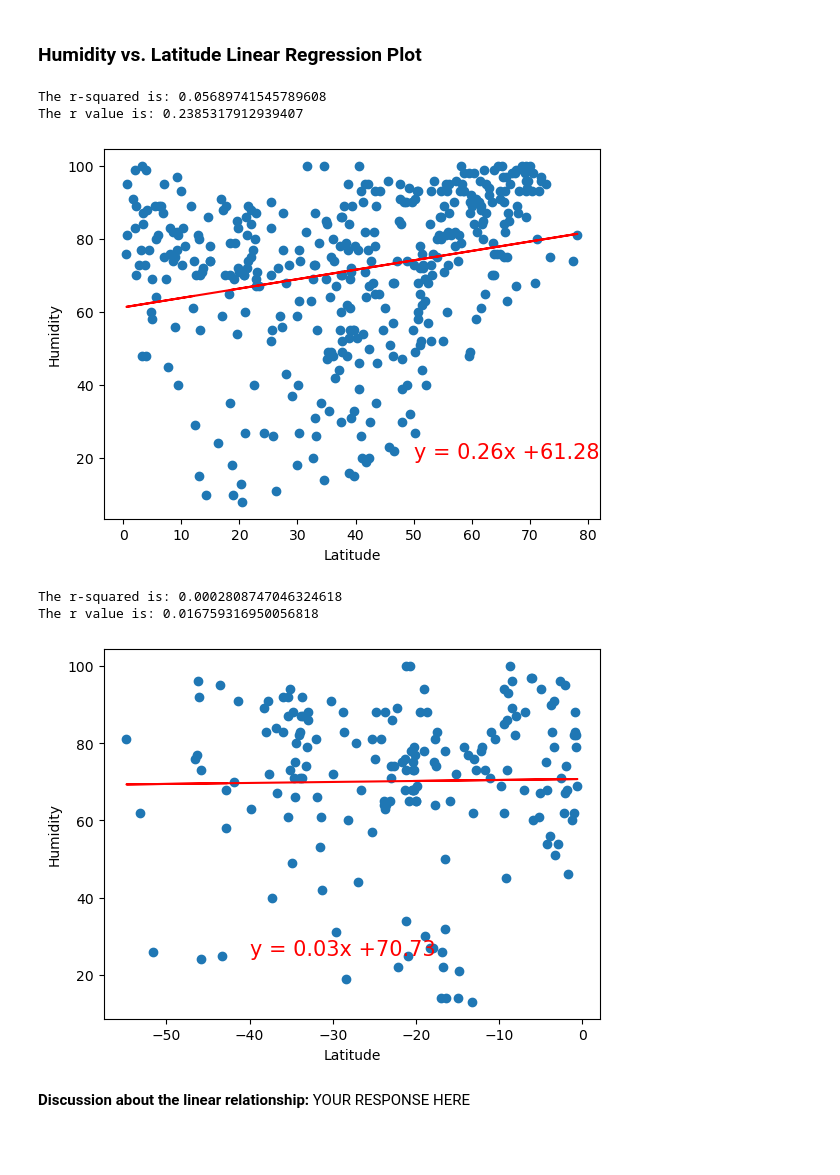
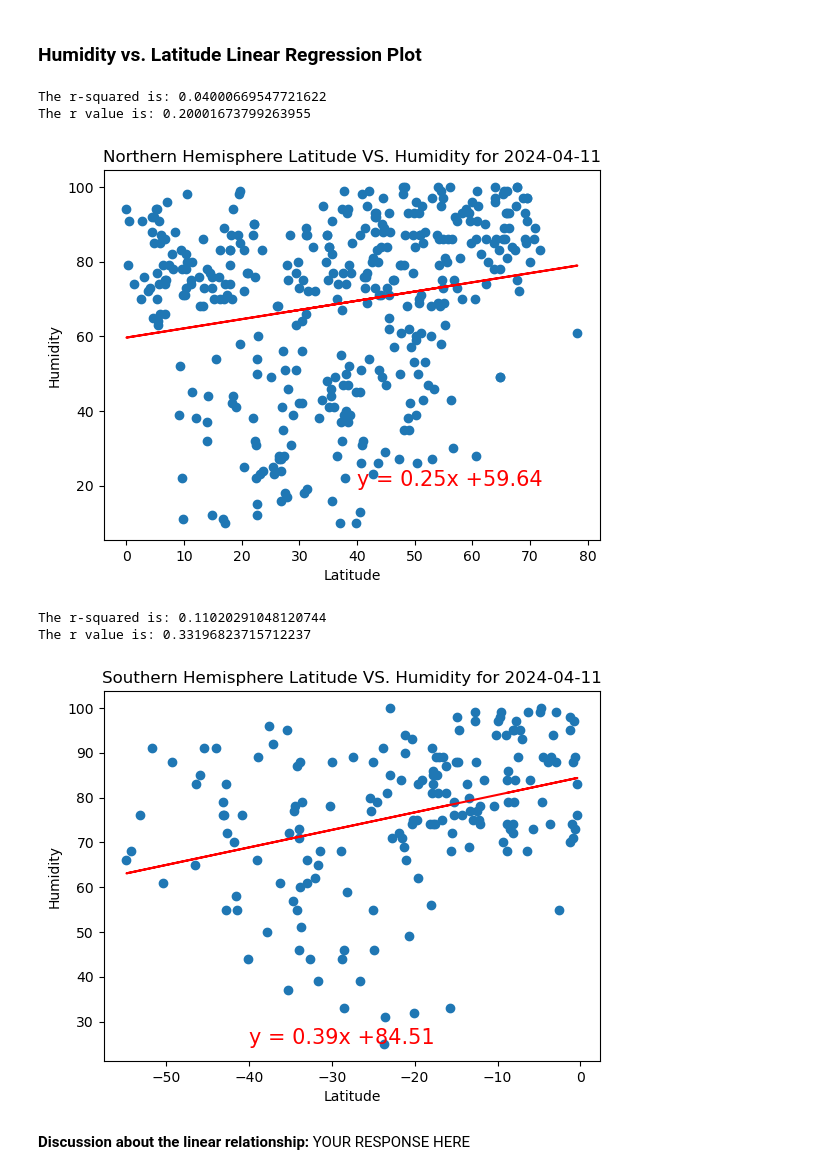
Before and after one commit to Y1U9M9A4I/python-api-challenge, a Jupyter notebook: WeatherPy/WeatherPy_Analysis.ipynb, the cells around one changed output. Cells and saved outputs as stored; diff of their text form; code cells hidden in the pictures; blank space fills up the shorter version.

```diff
--- a/WeatherPy/WeatherPy_Analysis.ipynb
+++ b/WeatherPy/WeatherPy_Analysis.ipynb
@@ -325,7 +225,7 @@ Index: []>
 city_data_df.to_csv("output_data/cities.csv", index_label="City_ID")
 # %%
 # Read saved data
-city_data_df = pd.read_csv("output_data/cities2.csv", index_col="City_ID")
+city_data_df = pd.read_csv("output_data/cities.csv", index_col="City_ID")
 
 # Display sample data
 city_data_df.head()
@@ -510,22 +415,24 @@ The r value is: 0.6419546065421801
 # %%
 # Northern Hemisphere
 x_values = northern_hemi_df["Lat"]
 y_values = northern_hemi_df["Humidity"]
 (slope, intercept, rvalue, pvalue, stderr) = linregress(x_values, y_values)
 regress_values = x_values * slope + intercept
 line_eq = "y = " + str(round(slope,2)) + "x +" + str(round(intercept,2))
 plt.scatter(x_values, y_values)
 plt.plot(x_values, regress_values, "r-")
-plt.annotate(line_eq,(50,20),fontsize=15,color="red")
+plt.annotate(line_eq,(40,20),fontsize=15,color="red")
+plt.title('Northern Hemisphere Latitude VS. Humidity for 2024-04-11')
 plt.xlabel('Latitude')
 plt.ylabel('Humidity')
+plt.tight_layout
 
 print(f"The r-squared is: {rvalue**2}")
 print(f"The r value is: {rvalue}")
 # %% [output]
-The r-squared is: 0.05689741545789608
-The r value is: 0.2385317912939407
+The r-squared is: 0.04000669547721622
+The r value is: 0.20001673799263955
-[figure, old version]
+[figure, new version]
 # %%
 # Southern Hemisphere
 x_values = southern_hemi_df["Lat"]
@@ -536,15 +443,17 @@ line_eq = "y = " + str(round(slope,2)) + "x +" + str(round(intercept,2))
 plt.scatter(x_values, y_values)
 plt.plot(x_values, regress_values, "r-")
 plt.annotate(line_eq,(-40,25),fontsize=15,color="red")
+plt.title('Southern Hemisphere Latitude VS. Humidity for 2024-04-11')
 plt.xlabel('Latitude')
 plt.ylabel('Humidity')
+plt.tight_layout
 
 print(f"The r-squared is: {rvalue**2}")
 print(f"The r value is: {rvalue}")
 # %% [output]
-The r-squared is: 0.0002808747046324618
-The r value is: 0.016759316950056818
+The r-squared is: 0.11020291048120744
+The r value is: 0.33196823715712237
-[figure, old version]
+[figure, new version]
 # %% [markdown]
 **Discussion about the linear relationship:** YOUR RESPONSE HERE
 # %% [markdown]
```
Also changed, not shown: parts of 25 cells of this notebook, 6 other files.
